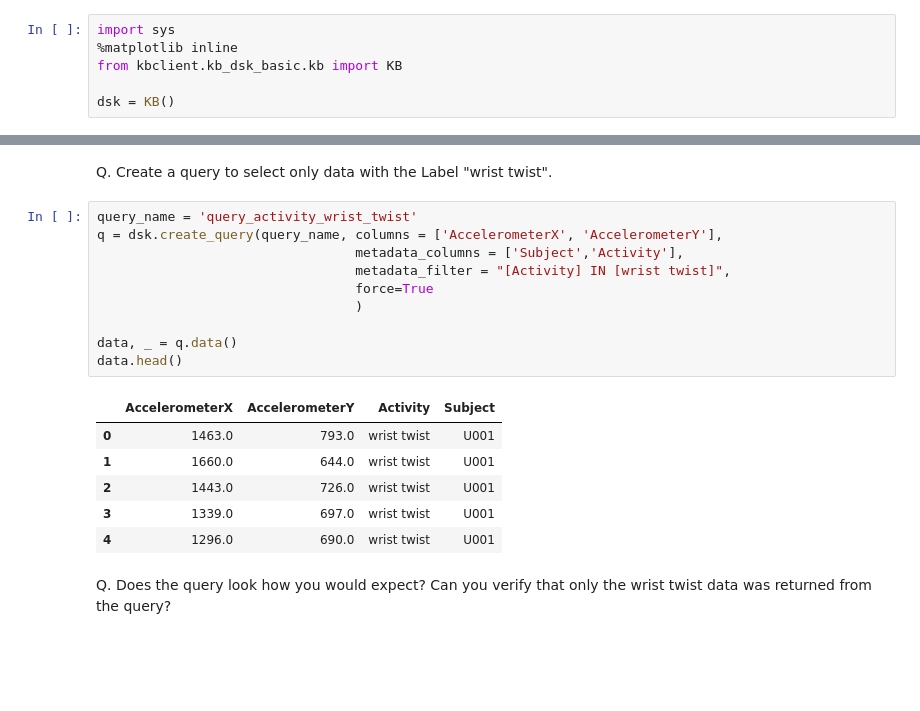
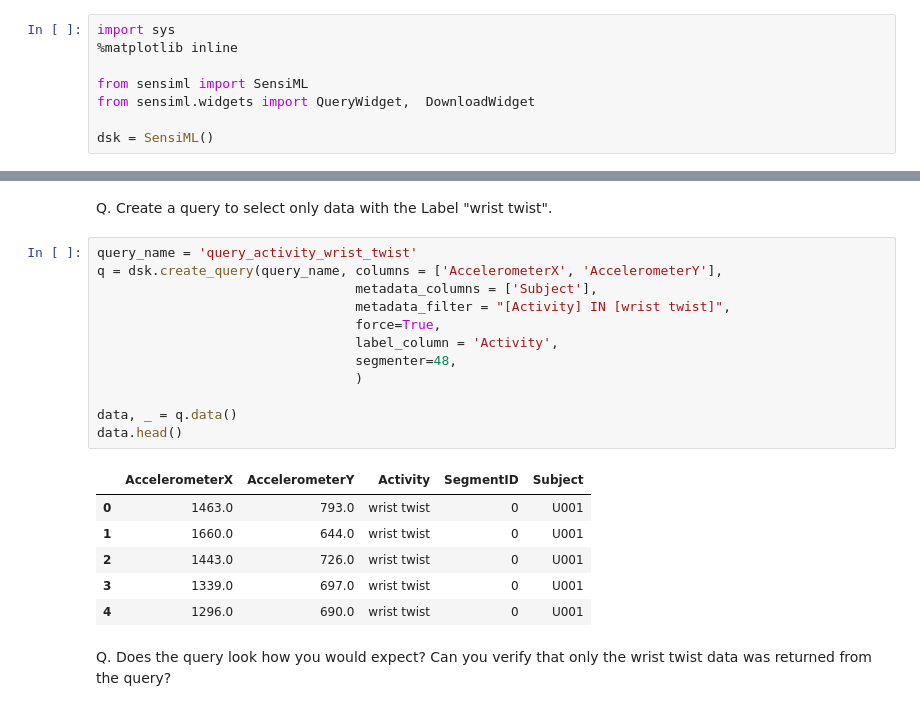
Before and after one commit to sensiml/AnalyticStudioTutorials, a Jupyter notebook: Getting Started - Tutorial 2 - Activity Recognition.ipynb, the cells around one changed output, grey strips where cells are left out. Cells and saved outputs as stored; diff of their text form; blank space fills up the shorter version.

```diff
--- a/Getting Started - Tutorial 2 - Activity Recognition.ipynb
+++ b/Getting Started - Tutorial 2 - Activity Recognition.ipynb
@@ -13,9 +13,11 @@ Note: If you are running this tutorial outside of our workshop. You will want to
 # %%
 import sys
 %matplotlib inline
-from kbclient.kb_dsk_basic.kb import KB
 
-dsk = KB()
+from sensiml import SensiML
+from sensiml.widgets import QueryWidget,  DownloadWidget
+
+dsk = SensiML()
 # %%
 dsk.project ='Activity Demo'
 # %% [markdown]
@@ -67,20 +81,22 @@ Q. Create a query to select only data with the Label "wrist twist".
 # %%
 query_name = 'query_activity_wrist_twist'
 q = dsk.create_query(query_name, columns = ['AccelerometerX', 'AccelerometerY'],
-                                 metadata_columns = ['Subject','Activity'],
+                                 metadata_columns = ['Subject'],
                                  metadata_filter = "[Activity] IN [wrist twist]",
-                                 force=True
+                                 force=True,
+                                 label_column = 'Activity',
+                                 segmenter=48,
                                  )
 
 data, _ = q.data()
 data.head()
 # %% [output]
-|  | AccelerometerX | AccelerometerY | Activity | Subject |
-| 0 | 1463.0 | 793.0 | wrist twist | U001 |
-| 1 | 1660.0 | 644.0 | wrist twist | U001 |
-| 2 | 1443.0 | 726.0 | wrist twist | U001 |
-| 3 | 1339.0 | 697.0 | wrist twist | U001 |
-| 4 | 1296.0 | 690.0 | wrist twist | U001 |
+|  | AccelerometerX | AccelerometerY | Activity | SegmentID | Subject |
+| 0 | 1463.0 | 793.0 | wrist twist | 0 | U001 |
+| 1 | 1660.0 | 644.0 | wrist twist | 0 | U001 |
+| 2 | 1443.0 | 726.0 | wrist twist | 0 | U001 |
+| 3 | 1339.0 | 697.0 | wrist twist | 0 | U001 |
+| 4 | 1296.0 | 690.0 | wrist twist | 0 | U001 |
 # %% [markdown]
 Q. Does the query look how you would expect? Can you verify that only the wrist twist data was returned from the query?
 # %%
```
Also changed, not shown: parts of 10 cells of this notebook.
